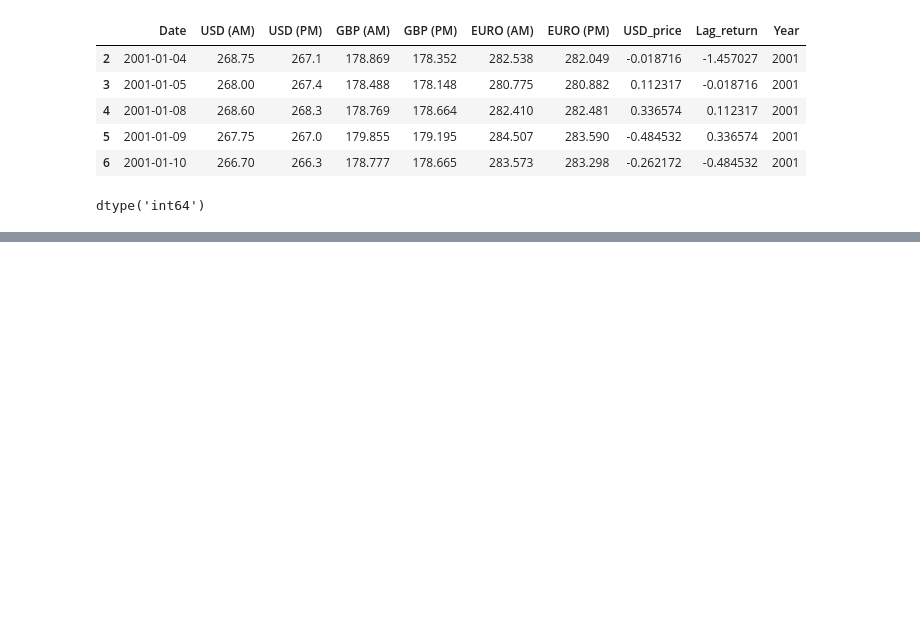
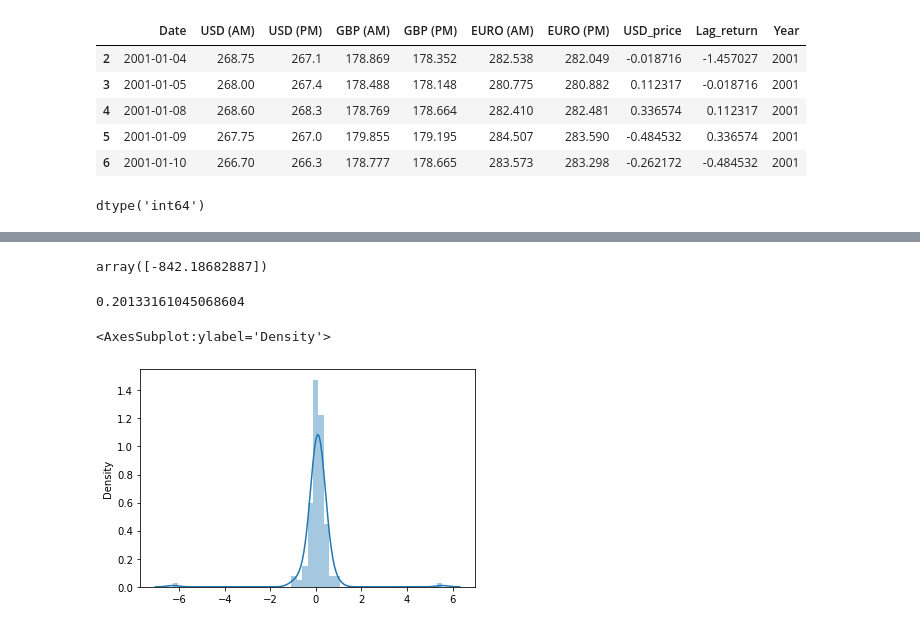
Before and after one commit to jasimdipu/Gold-Price-Prediction, a Jupyter notebook: gold price predictions.ipynb, the cells around one changed output, grey strips where cells are left out. Saved outputs shown, nothing was run; the diff lists cells and outputs as text; code cells hidden in the pictures; blank space fills up the shorter version.

Commit message:
gold price model completed

```diff
--- a/gold price predictions.ipynb
+++ b/gold price predictions.ipynb
@@ -175,0 +170,5 @@ KeyError: '2001'
+# %%
+X_train = train['Lag_return'].to_frame()
+y_train = train['USD_price']
+X_test = test['Lag_return'].to_frame()
+y_test = test['USD_price']
@@ -175,0 +177,4 @@ KeyError: '2001'
+# %%
+model = LinearRegression()
+# %%
+model.fit(X_train, y_train)
@@ -175,0 +192,3 @@ KeyError: '2001'
+# %%
+predictions = model.predict(X_test)
+predictions
@@ -175,0 +213,13 @@ KeyError: '2001'
+# %%
+pickle_model.predict([[2020]])
+# %% [output]
+array([-842.18682887])
+# %%
+model.score(X_train, y_train)
+# %% [output]
+0.20133161045068604
+# %%
+sns.distplot(predictions)
+# %% [output]
+<AxesSubplot:ylabel='Density'>
+[figure, added]
```
Also changed, not shown: parts of 22 cells of this notebook, 1 other file.
